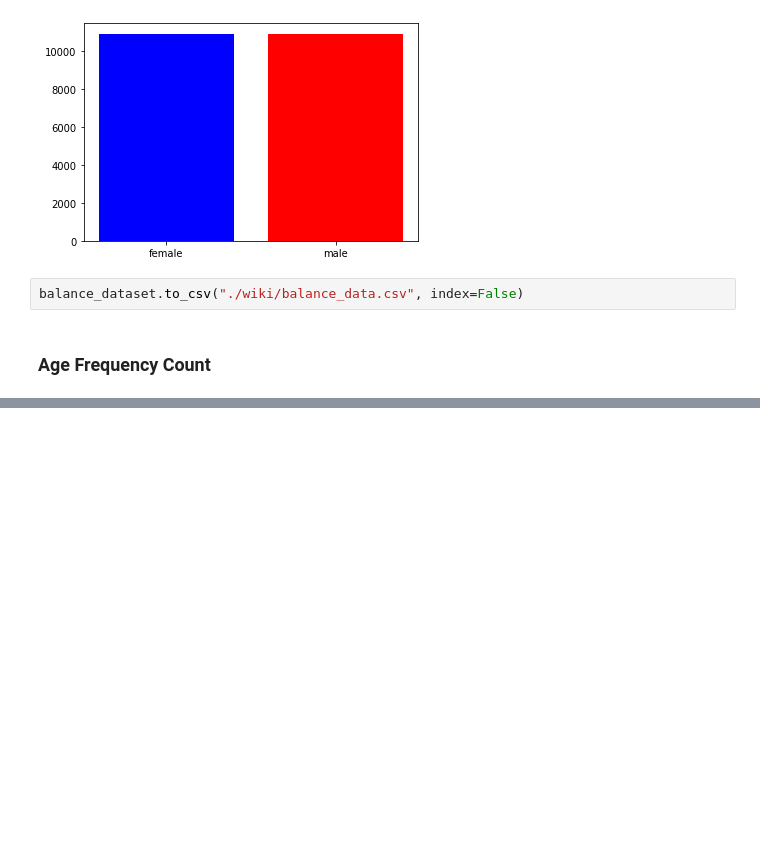
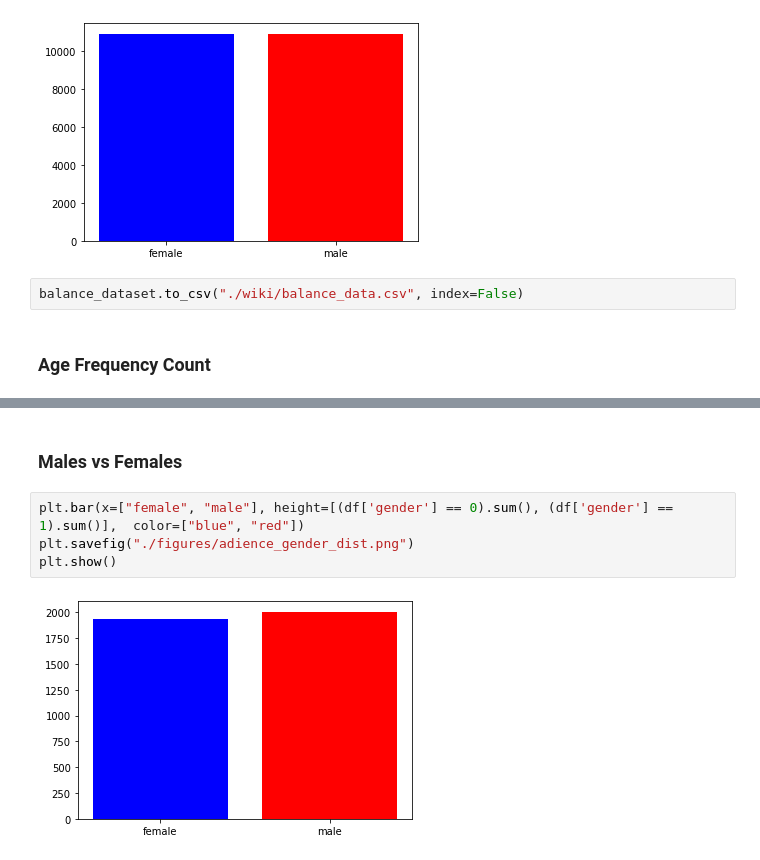
Before and after one commit to LobbeyTan/age_gender_prediction, a Jupyter notebook: 02_EDA.ipynb, the cells around one changed output, grey strips where cells are left out. Cells and saved outputs as stored; diff of their text form; blank space fills up the shorter version.

```diff
--- a/02_EDA.ipynb
+++ b/02_EDA.ipynb
@@ -73,0 +124,8 @@ plt.show()
+# %% [markdown]
+### Males vs Females
+# %%
+plt.bar(x=["female", "male"], height=[(df['gender'] == 0).sum(), (df['gender'] == 1).sum()],  color=["blue", "red"])
+plt.savefig("./figures/adience_gender_dist.png")
+plt.show()
+# %% [output]
+[figure, added]
```
Also changed, not shown: parts of 13 cells of this notebook, 16 other files.
